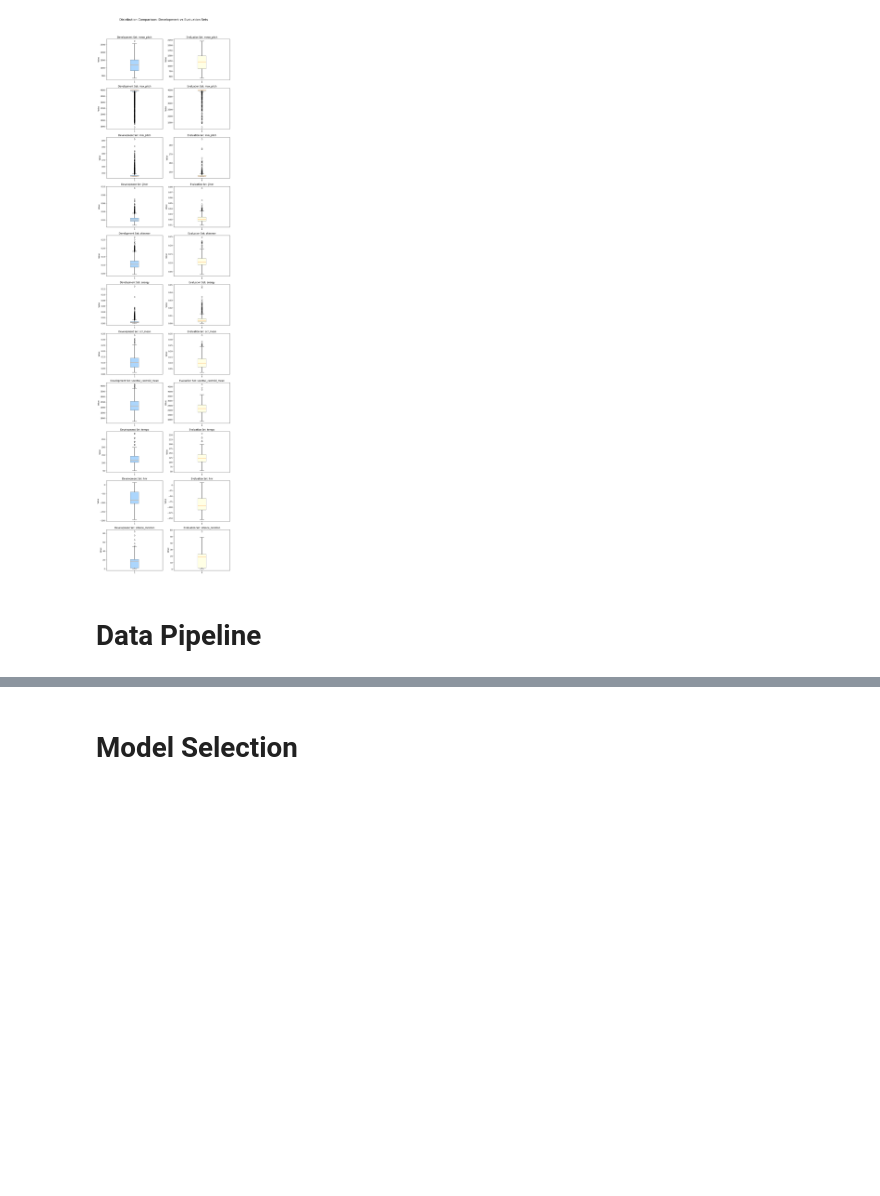
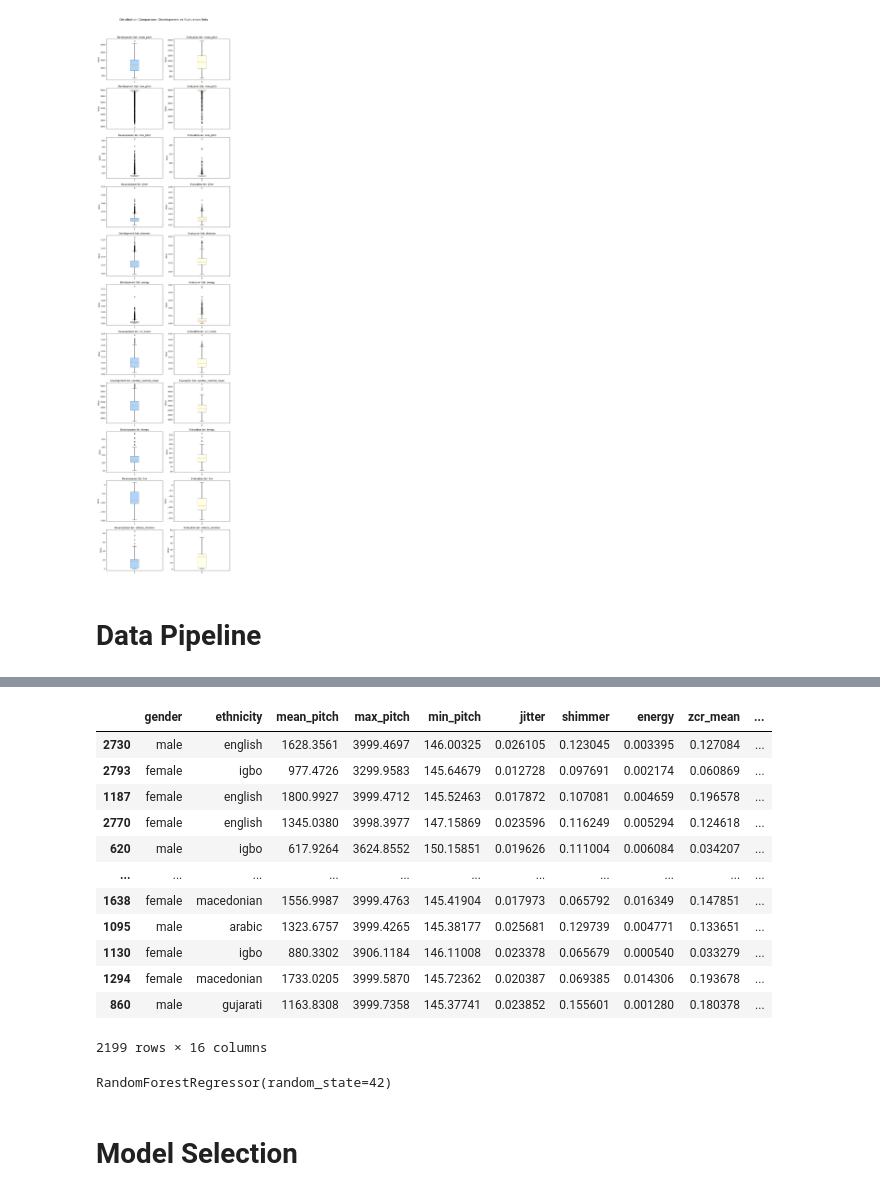
Before and after one commit to AndreaLolli2912/DSL-Age-Regression, a Jupyter notebook: main/main_EDA.ipynb, the cells around one changed output, grey strips where cells are left out. Drawn from its saved outputs; the diff is of its cells as text; code cells hidden in the pictures; blank space fills up the shorter version.

```diff
--- a/main/main_EDA.ipynb
+++ b/main/main_EDA.ipynb
@@ -508,3 +487,24 @@ plt.show()
+# %%
+X_train
+# %% [output]
+|  | gender | ethnicity | mean_pitch | max_pitch | min_pitch | jitter | shimmer | energy | zcr_mean | ... |
+| 2730 | male | english | 1628.3561 | 3999.4697 | 146.00325 | 0.026105 | 0.123045 | 0.003395 | 0.127084 | ... |
+| 2793 | female | igbo | 977.4726 | 3299.9583 | 145.64679 | 0.012728 | 0.097691 | 0.002174 | 0.060869 | ... |
+| 1187 | female | english | 1800.9927 | 3999.4712 | 145.52463 | 0.017872 | 0.107081 | 0.004659 | 0.196578 | ... |
+| 2770 | female | english | 1345.0380 | 3998.3977 | 147.15869 | 0.023596 | 0.116249 | 0.005294 | 0.124618 | ... |
+| 620 | male | igbo | 617.9264 | 3624.8552 | 150.15851 | 0.019626 | 0.111004 | 0.006084 | 0.034207 | ... |
+| ... | ... | ... | ... | ... | ... | ... | ... | ... | ... | ... |
+| 1638 | female | macedonian | 1556.9987 | 3999.4763 | 145.41904 | 0.017973 | 0.065792 | 0.016349 | 0.147851 | ... |
+| 1095 | male | arabic | 1323.6757 | 3999.4265 | 145.38177 | 0.025681 | 0.129739 | 0.004771 | 0.133651 | ... |
+| 1130 | female | igbo | 880.3302 | 3906.1184 | 146.11008 | 0.023378 | 0.065679 | 0.000540 | 0.033279 | ... |
+| 1294 | female | macedonian | 1733.0205 | 3999.5870 | 145.72362 | 0.020387 | 0.069385 | 0.014306 | 0.193678 | ... |
+| 860 | male | gujarati | 1163.8308 | 3999.7358 | 145.37741 | 0.023852 | 0.155601 | 0.001280 | 0.180378 | ... |
+2199 rows × 16 columns
+# %%
+reg = RandomForestRegressor(100, random_state=42)
+reg.fit(X_train_transformed , y_train)
+# %% [output]
+RandomForestRegressor(random_state=42)
 # %% [markdown]
 # Model Selection
 # %%
```
Also changed, not shown: parts of 17 cells of this notebook, 1 other file.
